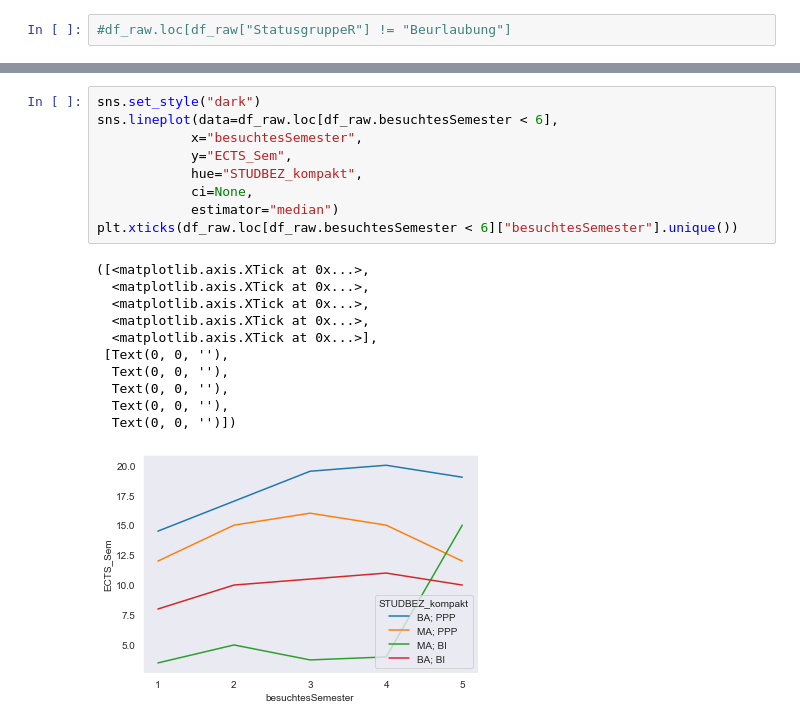
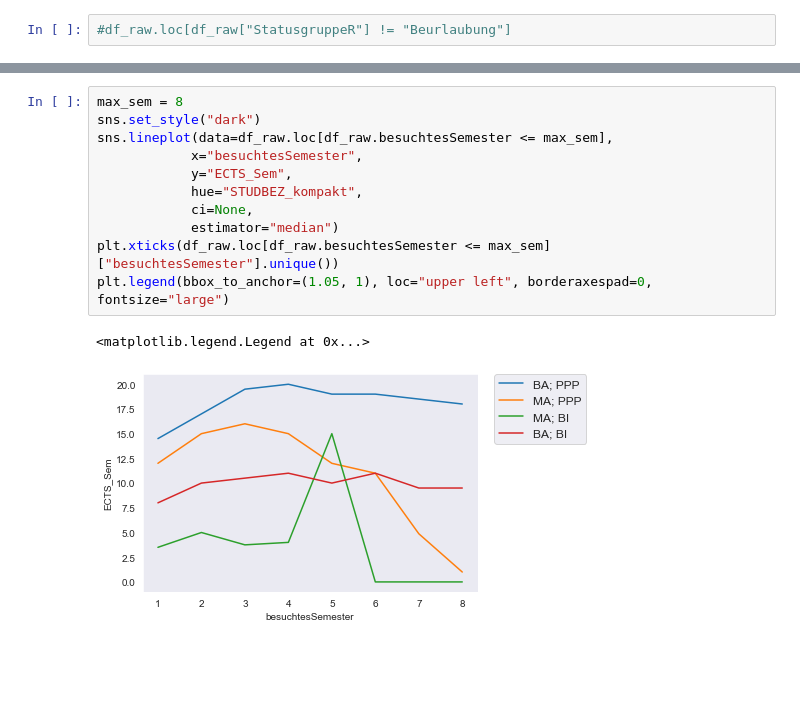
Before and after one commit to PeterAichinger-Fankhauser/datavis4ds, a Jupyter notebook: student_data_viz_v2.ipynb, the cells around one changed output, grey strips where cells are left out. Cells and saved outputs as stored; diff of their text form; blank space fills up the shorter version.

```diff
--- a/student_data_viz_v2.ipynb
+++ b/student_data_viz_v2.ipynb
@@ -143,21 +197,14 @@ plt.legend(loc="best")
 # %%
+max_sem = 8
 sns.set_style("dark")
-sns.lineplot(data=df_raw.loc[df_raw.besuchtesSemester < 6],
+sns.lineplot(data=df_raw.loc[df_raw.besuchtesSemester <= max_sem],
             x="besuchtesSemester",
             y="ECTS_Sem",
             hue="STUDBEZ_kompakt",
             ci=None,
             estimator="median")
-plt.xticks(df_raw.loc[df_raw.besuchtesSemester < 6]["besuchtesSemester"].unique())
+plt.xticks(df_raw.loc[df_raw.besuchtesSemester <= max_sem]["besuchtesSemester"].unique())
+plt.legend(bbox_to_anchor=(1.05, 1), loc="upper left", borderaxespad=0, fontsize="large")
 # %% [output]
-([<matplotlib.axis.XTick at 0x...>,
-  <matplotlib.axis.XTick at 0x...>,
-  <matplotlib.axis.XTick at 0x...>,
-  <matplotlib.axis.XTick at 0x...>,
-  <matplotlib.axis.XTick at 0x...>],
- [Text(0, 0, ''),
-  Text(0, 0, ''),
-  Text(0, 0, ''),
-  Text(0, 0, ''),
-  Text(0, 0, '')])
+<matplotlib.legend.Legend at 0x...>
-[figure, old version]
+[figure, new version]
```
Also changed, not shown: parts of 22 cells of this notebook, 3 other files.
